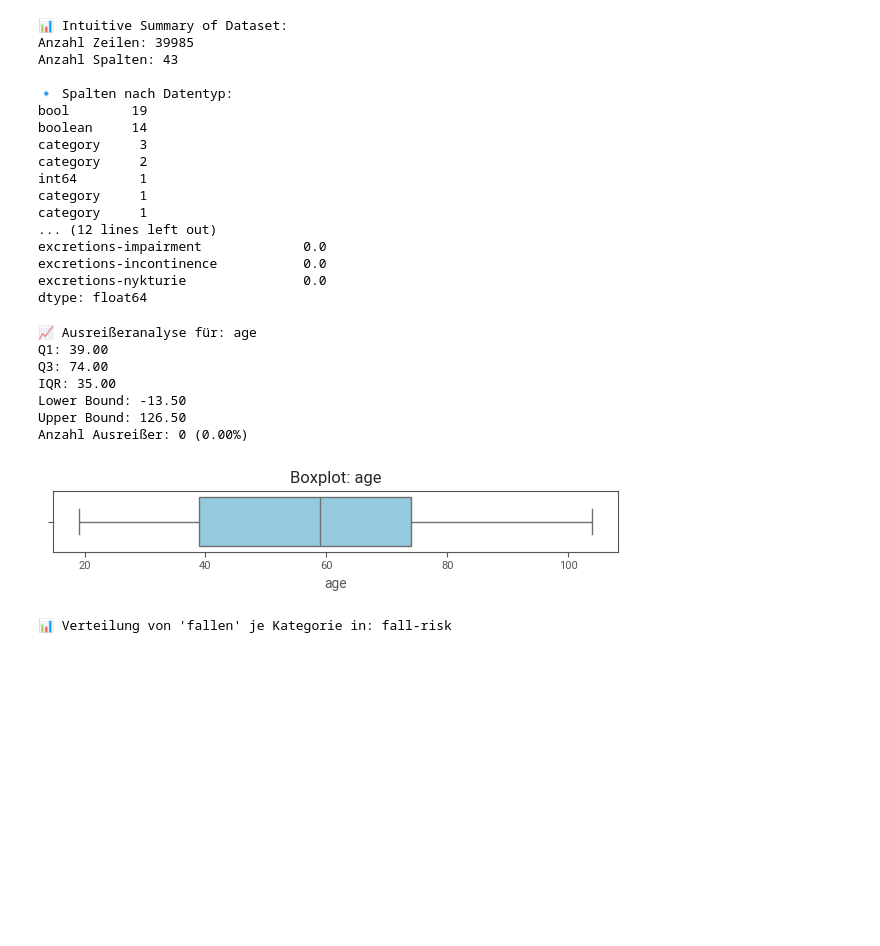
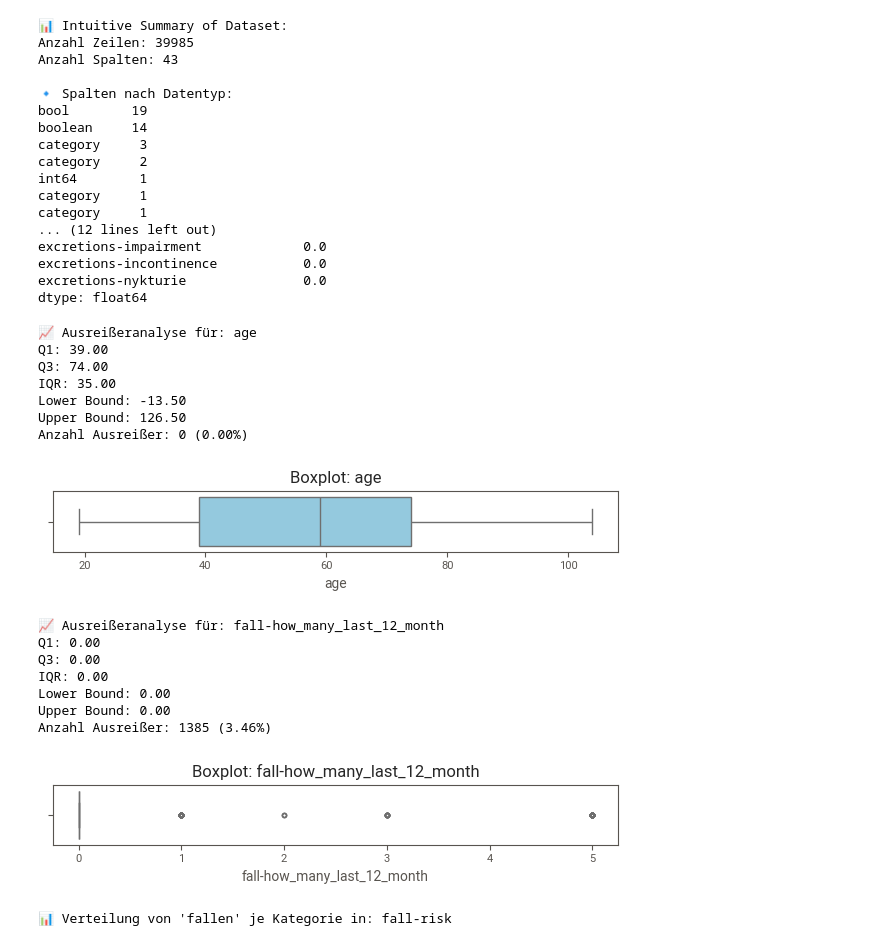
Before and after one commit to Noahz030/Applied_Analytics_Gruppe5, a Jupyter notebook: Submission_Dataclean.ipynb, the cells around one changed output. Saved outputs shown, nothing was run; the diff lists cells and outputs as text; code cells hidden in the pictures; blank space fills up the shorter version.

```diff
--- a/Submission_Dataclean.ipynb
+++ b/Submission_Dataclean.ipynb
@@ -387,39 +395,47 @@ import matplotlib.pyplot as plt
 import seaborn as sns
 
 # 🔍 Ausreißeranalyse mit IQR
-for col in ["age"]:
+for col in ["age","fall-how_many_last_12_month"]:
     if col in df.columns:
         print(f"\n📈 Ausreißeranalyse für: {col}")
         Q1 = df[col].quantile(0.25)
         Q3 = df[col].quantile(0.75)
         IQR = Q3 - Q1
         lower_bound = Q1 - 1.5 * IQR
         upper_bound = Q3 + 1.5 * IQR
 
         outliers = df[(df[col] < lower_bound) | (df[col] > upper_bound)]
 
         print(f"Q1: {Q1:.2f}")
         print(f"Q3: {Q3:.2f}")
         print(f"IQR: {IQR:.2f}")
         print(f"Lower Bound: {lower_bound:.2f}")
         print(f"Upper Bound: {upper_bound:.2f}")
         print(f"Anzahl Ausreißer: {len(outliers)} ({len(outliers)/len(df)*100:.2f}%)")
 
         # 📦 Boxplot anzeigen
         plt.figure(figsize=(6, 1.5))
         sns.boxplot(x=df[col], color="skyblue")
         plt.title(f"Boxplot: {col}")
         plt.tight_layout()
         plt.show()
 # %% [output]
 📈 Ausreißeranalyse für: age
 Q1: 39.00
 Q3: 74.00
 IQR: 35.00
 Lower Bound: -13.50
 Upper Bound: 126.50
 Anzahl Ausreißer: 0 (0.00%)
 [figure]
+📈 Ausreißeranalyse für: fall-how_many_last_12_month
+Q1: 0.00
+Q3: 0.00
+IQR: 0.00
+Lower Bound: 0.00
+Upper Bound: 0.00
+Anzahl Ausreißer: 1385 (3.46%)
+[figure, added]
 # %%
 # Crosstab mit relativen Häufigkeiten (Zeilenprozent)
 def show_crosstab(col):
```
Also changed, not shown: parts of 6 cells of this notebook.
